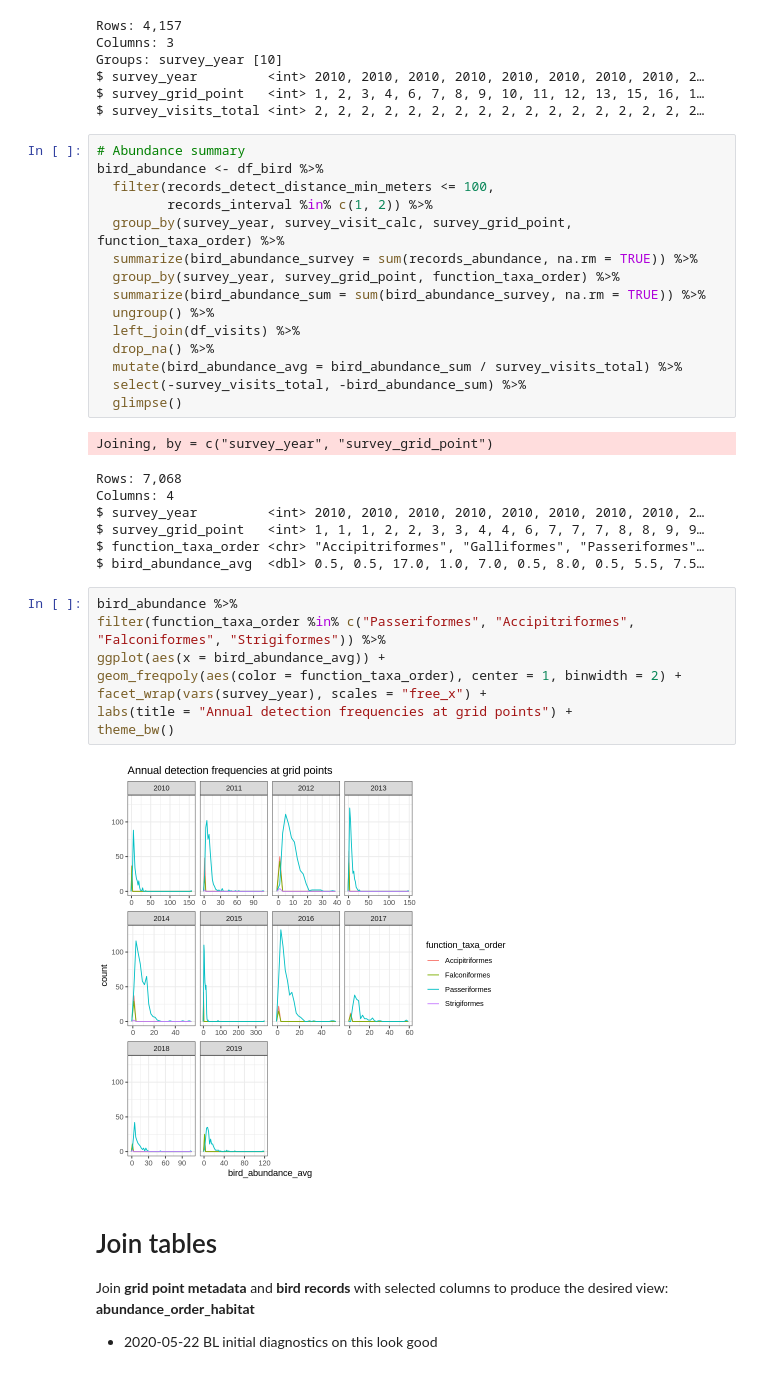
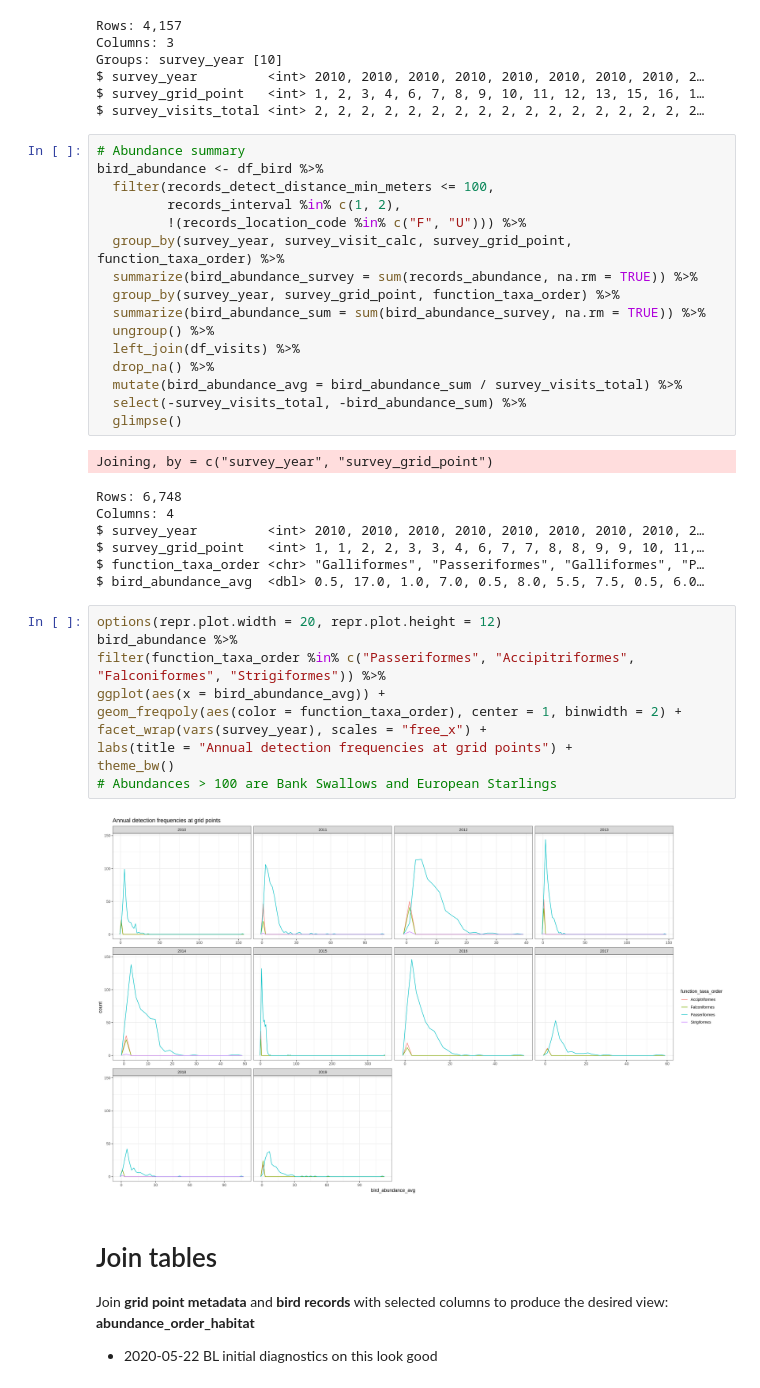
Before and after one commit to samsoe/mpg_notebooks, a Jupyter notebook: abundance_order_habitat_wrangle.ipynb, the cells around one changed output. Saved outputs shown, nothing was run; the diff lists cells and outputs as text.

```diff
--- a/abundance_order_habitat_wrangle.ipynb
+++ b/abundance_order_habitat_wrangle.ipynb
@@ -172,7 +297,8 @@ $ survey_visits_total <int> 2, 2, 2, 2, 2, 2, 2, 2, 2, 2, 2, 2, 2, 2, 2, 2, 2…
 # Abundance summary
 bird_abundance <- df_bird %>%
   filter(records_detect_distance_min_meters <= 100,
-         records_interval %in% c(1, 2)) %>%
+         records_interval %in% c(1, 2),
+         !(records_location_code %in% c("F", "U"))) %>%
   group_by(survey_year, survey_visit_calc, survey_grid_point, function_taxa_order) %>%
   summarize(bird_abundance_survey = sum(records_abundance, na.rm = TRUE)) %>%
   group_by(survey_year, survey_grid_point, function_taxa_order) %>%
@@ -185,22 +311,24 @@ bird_abundance <- df_bird %>%
   glimpse()
 # %% [output]
 Joining, by = c("survey_year", "survey_grid_point")
-Rows: 7,068
+Rows: 6,748
 Columns: 4
 $ survey_year         <int> 2010, 2010, 2010, 2010, 2010, 2010, 2010, 2010, 2…
-$ survey_grid_point   <int> 1, 1, 1, 2, 2, 3, 3, 4, 4, 6, 7, 7, 7, 8, 8, 9, 9…
-$ function_taxa_order <chr> "Accipitriformes", "Galliformes", "Passeriformes"…
-$ bird_abundance_avg  <dbl> 0.5, 0.5, 17.0, 1.0, 7.0, 0.5, 8.0, 0.5, 5.5, 7.5…
+$ survey_grid_point   <int> 1, 1, 2, 2, 3, 3, 4, 6, 7, 7, 8, 8, 9, 9, 10, 11,…
+$ function_taxa_order <chr> "Galliformes", "Passeriformes", "Galliformes", "P…
+$ bird_abundance_avg  <dbl> 0.5, 17.0, 1.0, 7.0, 0.5, 8.0, 5.5, 7.5, 0.5, 6.0…
 # %%
+options(repr.plot.width = 20, repr.plot.height = 12)
 bird_abundance %>%
 filter(function_taxa_order %in% c("Passeriformes", "Accipitriformes", "Falconiformes", "Strigiformes")) %>%
 ggplot(aes(x = bird_abundance_avg)) +
 geom_freqpoly(aes(color = function_taxa_order), center = 1, binwidth = 2) +
 facet_wrap(vars(survey_year), scales = "free_x") +
 labs(title = "Annual detection frequencies at grid points") +
 theme_bw()
+# Abundances > 100 are Bank Swallows and European Starlings
 # %% [output]
-[figure, old version]
+[figure, new version]
 # %% [markdown]
 # Join tables
 Join **grid point metadata** and **bird records** with selected columns to produce the desired view: **abundance_order_habitat**
```
Also changed, not shown: parts of 31 cells of this notebook.
